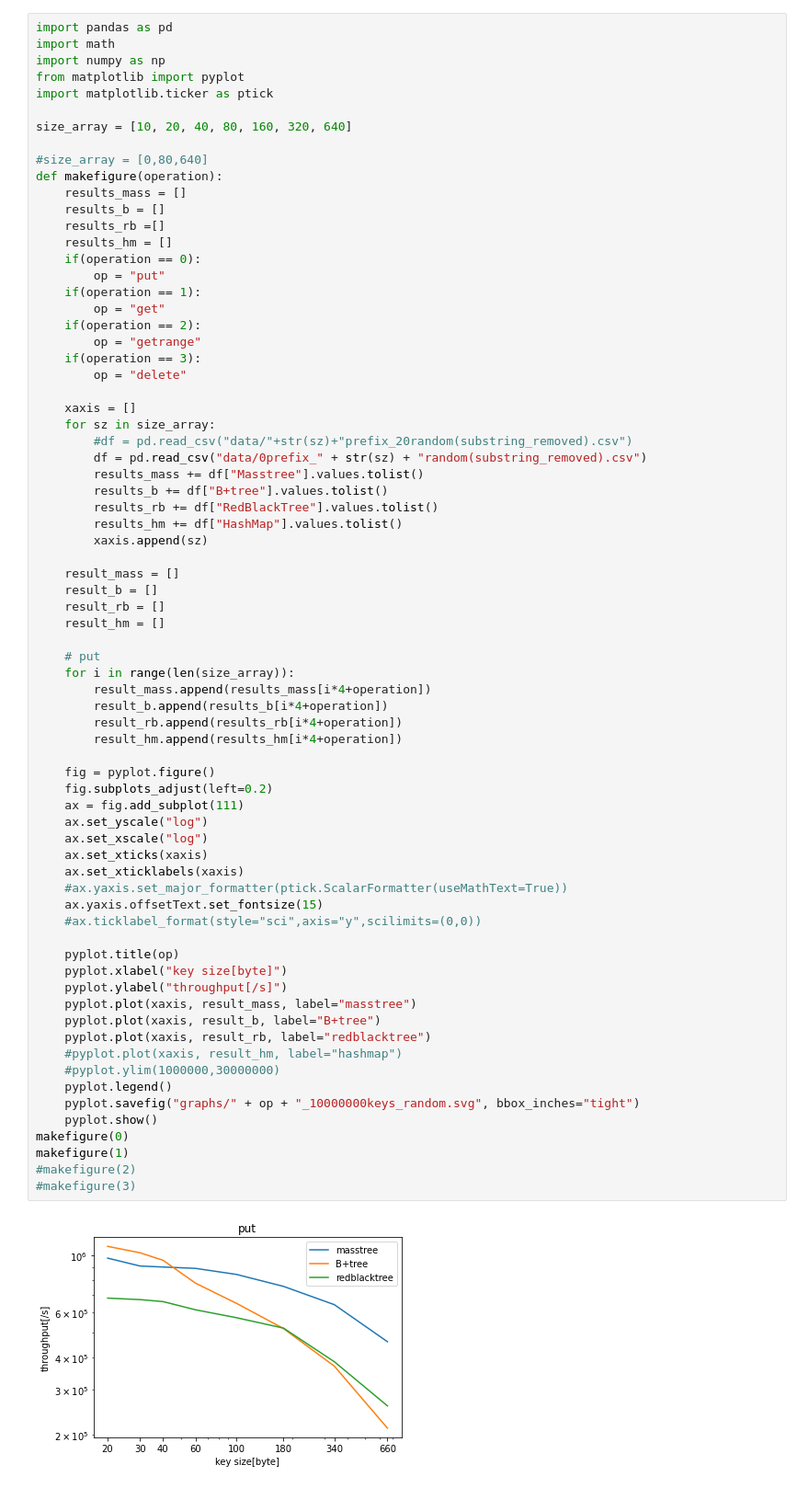
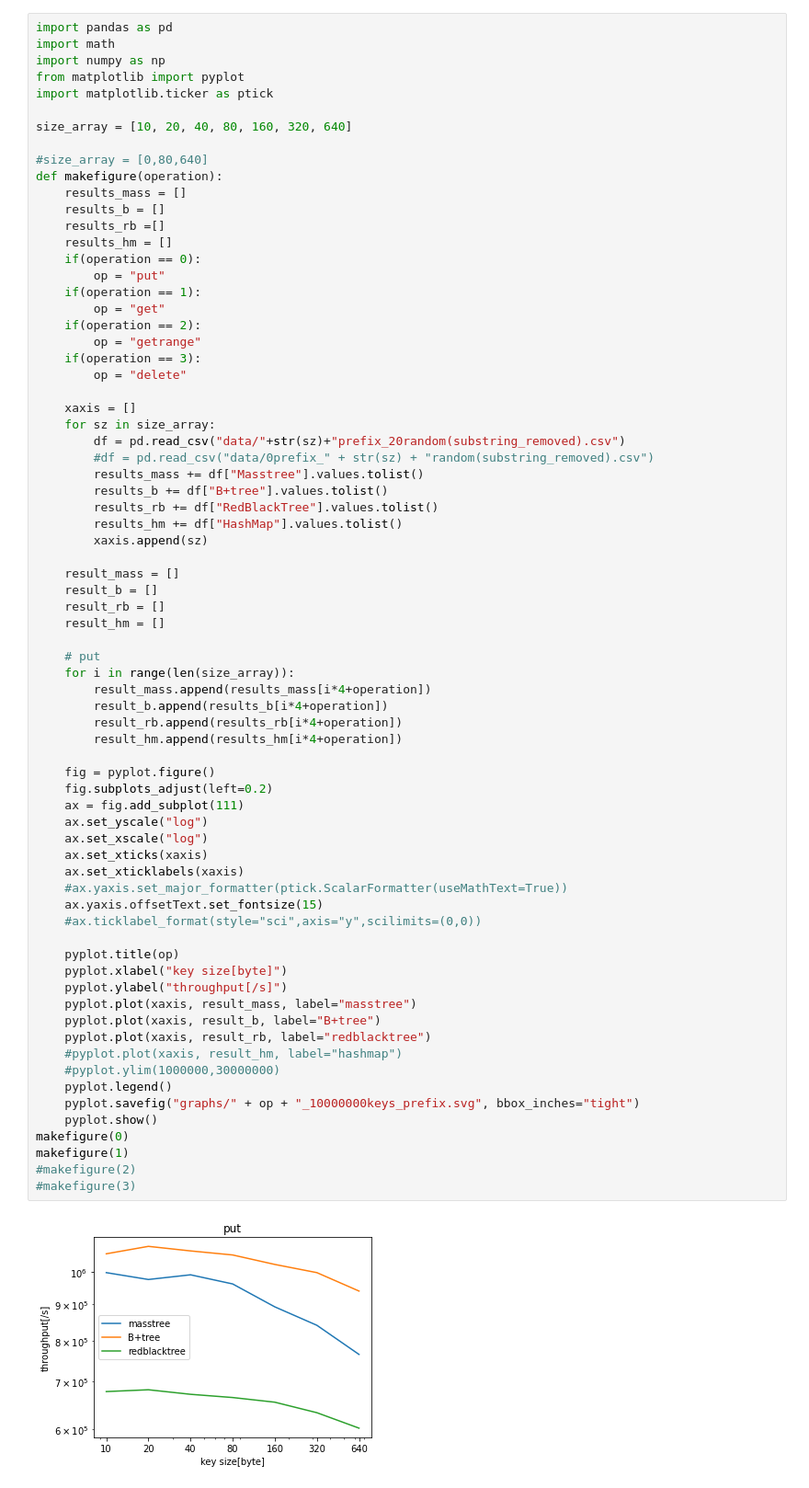
Before and after one commit to okudahi/miniproject, a Jupyter notebook: plot.ipynb, the cells around one changed output. Shown: that part at 92% size. Cells and saved outputs as stored; diff of their text form.

Commit message:
random_result

```diff
--- a/plot.ipynb
+++ b/plot.ipynb
@@ -24,8 +24,8 @@ def makefigure(operation):
 
     xaxis = []
     for sz in size_array:
-        #df = pd.read_csv("data/"+str(sz)+"prefix_20random(substring_removed).csv")
-        df = pd.read_csv("data/0prefix_" + str(sz) + "random(substring_removed).csv")
+        df = pd.read_csv("data/"+str(sz)+"prefix_20random(substring_removed).csv")
+        #df = pd.read_csv("data/0prefix_" + str(sz) + "random(substring_removed).csv")
         results_mass += df["Masstree"].values.tolist()
         results_b += df["B+tree"].values.tolist()
         results_rb += df["RedBlackTree"].values.tolist()
@@ -43,32 +43,32 @@ def makefigure(operation):
         result_b.append(results_b[i*4+operation])
         result_rb.append(results_rb[i*4+operation])
         result_hm.append(results_hm[i*4+operation])
 
     fig = pyplot.figure()
     fig.subplots_adjust(left=0.2)
     ax = fig.add_subplot(111)
     ax.set_yscale("log")
     ax.set_xscale("log")
     ax.set_xticks(xaxis)
     ax.set_xticklabels(xaxis)
     #ax.yaxis.set_major_formatter(ptick.ScalarFormatter(useMathText=True))
     ax.yaxis.offsetText.set_fontsize(15)
     #ax.ticklabel_format(style="sci",axis="y",scilimits=(0,0))
 
     pyplot.title(op)
     pyplot.xlabel("key size[byte]")
     pyplot.ylabel("throughput[/s]")
     pyplot.plot(xaxis, result_mass, label="masstree")
     pyplot.plot(xaxis, result_b, label="B+tree")
     pyplot.plot(xaxis, result_rb, label="redblacktree")
     #pyplot.plot(xaxis, result_hm, label="hashmap")
     #pyplot.ylim(1000000,30000000)
     pyplot.legend()
-    pyplot.savefig("graphs/" + op + "_10000000keys_random.svg", bbox_inches="tight")
+    pyplot.savefig("graphs/" + op + "_10000000keys_prefix.svg", bbox_inches="tight")
     pyplot.show()
 makefigure(0)
 makefigure(1)
 #makefigure(2)
 #makefigure(3)
 # %% [output]
-[figure, old version]
+[figure, new version]
```
Also changed, not shown: parts of 1 cell of this notebook, 11 other files.
